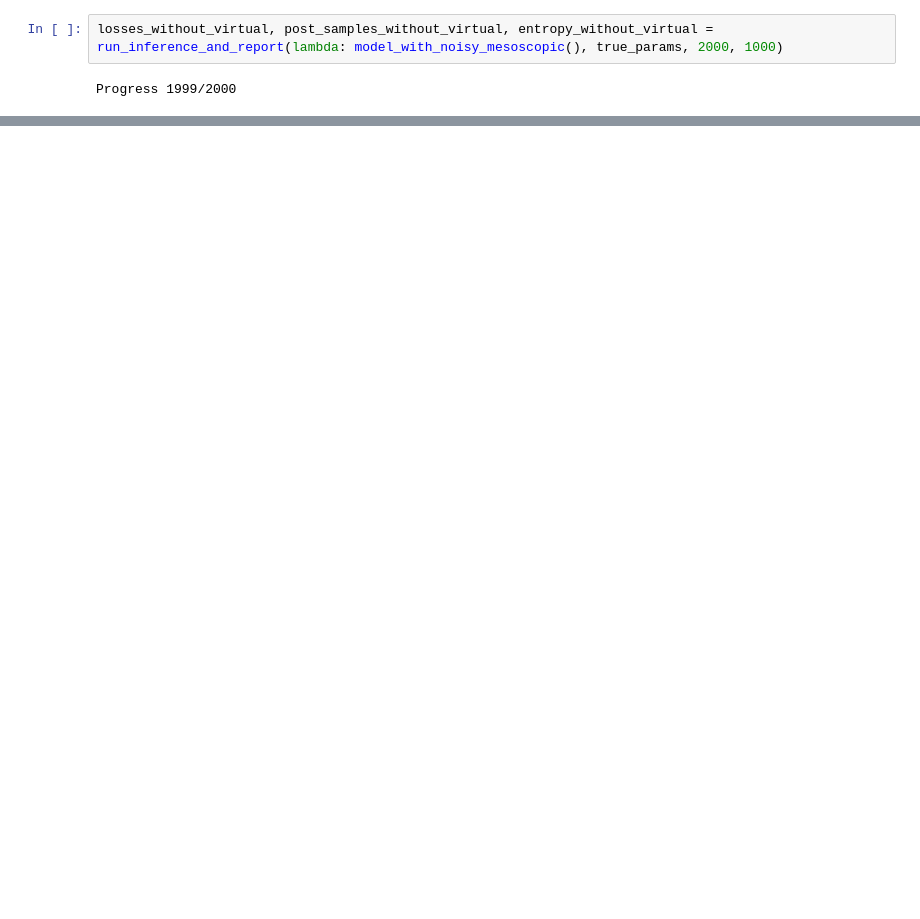
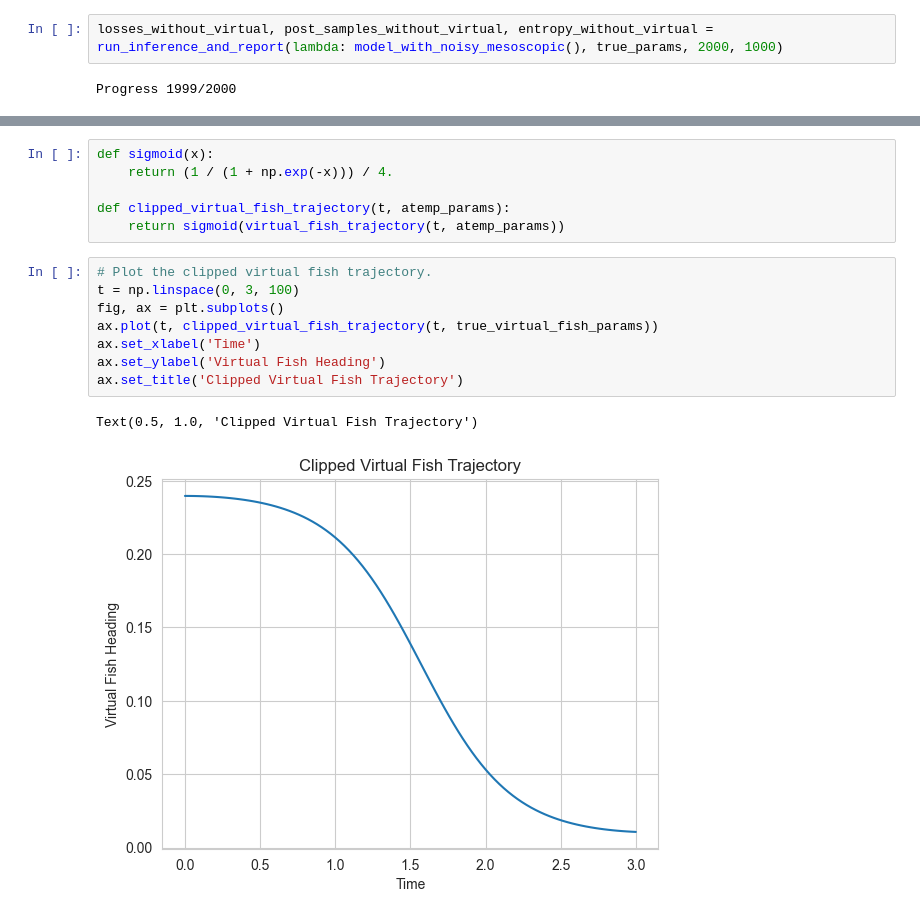
Before and after one commit to BasisResearch/chirho_diffeqpy, a Jupyter notebook: scratch/toy_fish_model.ipynb, the cells around one changed output, grey strips where cells are left out. Drawn from its saved outputs; the diff is of its cells as text; blank space fills up the shorter version.

Commit message:
adds some additional virtual fish and intervention trajectories

```diff
--- a/scratch/toy_fish_model.ipynb
+++ b/scratch/toy_fish_model.ipynb
@@ -450,0 +465,17 @@ Entropy without virtual: -1.0867376693091446
+# %%
+def sigmoid(x):
+    return (1 / (1 + np.exp(-x))) / 4.
+
+def clipped_virtual_fish_trajectory(t, atemp_params):
+    return sigmoid(virtual_fish_trajectory(t, atemp_params))
+# %%
+# Plot the clipped virtual fish trajectory.
+t = np.linspace(0, 3, 100)
+fig, ax = plt.subplots()
+ax.plot(t, clipped_virtual_fish_trajectory(t, true_virtual_fish_params))
+ax.set_xlabel('Time')
+ax.set_ylabel('Virtual Fish Heading')
+ax.set_title('Clipped Virtual Fish Trajectory')
+# %% [output]
+Text(0.5, 1.0, 'Clipped Virtual Fish Trajectory')
+[figure, added]
```
Also changed, not shown: parts of 23 cells of this notebook.
